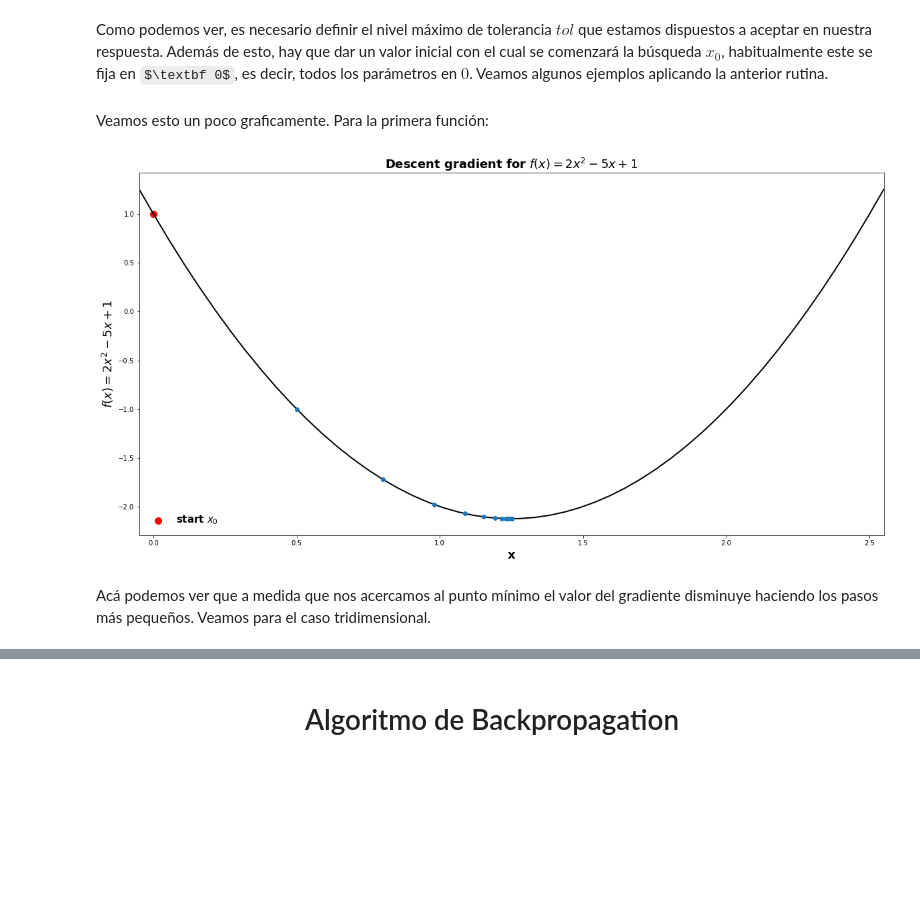
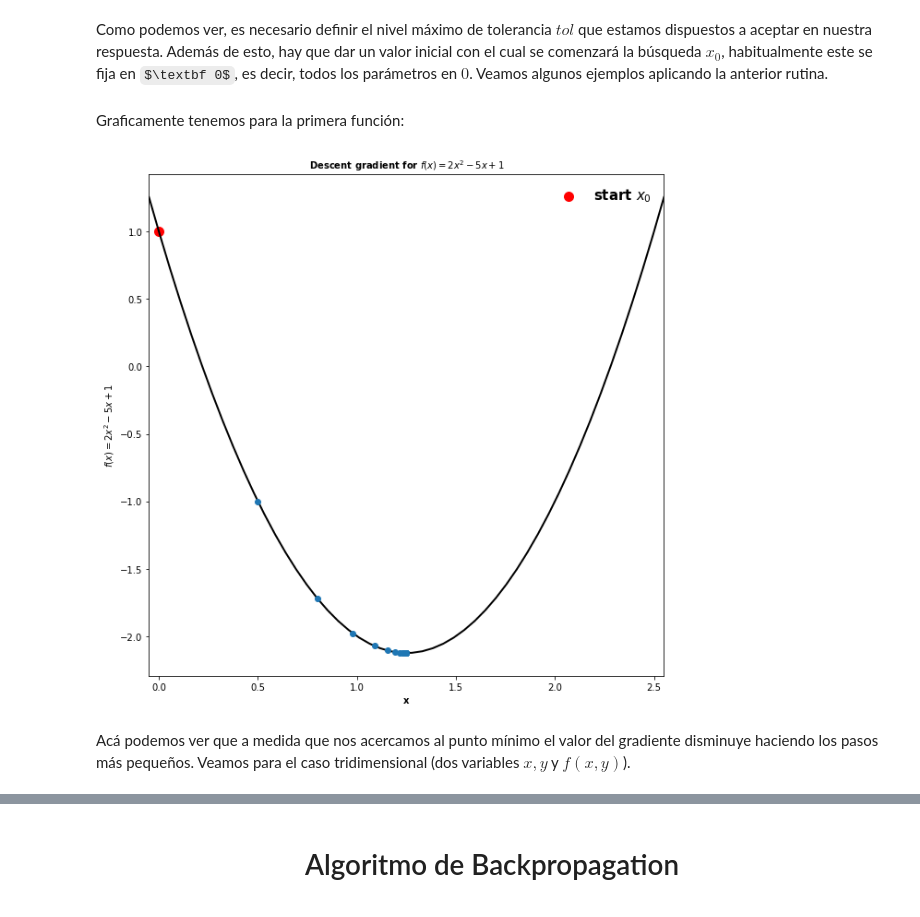
Before and after one commit to hplbrayan/Un-Curso-de-Deep-Learning, a Jupyter notebook: 02_intro_Keras_actf_backp/N2_actf_lf_op_bp.ipynb, the cells around one changed output, grey strips where cells are left out. Saved outputs shown, nothing was run; the diff lists cells and outputs as text; code cells hidden in the pictures; some formulas as TeX source; blank space fills up the shorter version.

```diff
--- a/02_intro_Keras_actf_backp/N2_actf_lf_op_bp.ipynb
+++ b/02_intro_Keras_actf_backp/N2_actf_lf_op_bp.ipynb
@@ -2297,15 +2304,15 @@ donde $\eta$ es conocido como la [**tasa de aprendizaje**](https://en.wikipedia.
 
 A continuación definimos una rutina simple que calcula el gradiente desendente a partir del gradiente de la función.
 # %%
-# Rutina para un gradiente descendente
-def GD(df, x0=[0], eta=0.1, tol=1e-10, max_iter=1000, history=True):
+# Gradiente descendente
+def GD(df, x0=[0], eta=0.1, tol=1e-10, max_iter=1000, history=True, **kwards):
     xs = [x0]
     x0 = np.array(x0)
 
     current_iter = 1
     while current_iter<max_iter:
         # Gradiente descendente
-        x1 = x0 - eta*df(*x0)
+        x1 = x0 - eta*df(*x0, **kwards)
         xs.append(x1)
 
         # Corrobora tolerancia
@@ -2315,7 +2322,7 @@ def GD(df, x0=[0], eta=0.1, tol=1e-10, max_iter=1000, history=True):
         x0 = x1
         current_iter+=1
 
-    sol = {"x":xs[-1],
+    sol = {"sol":xs[-1],
            "iteraciones":current_iter,
            "tol_param":abs(x0-x1),
            "eta":eta,
@@ -2343,26 +2346,26 @@ sol_gd_proof2 = GD(df=df2, x0=[0,11], eta=0.2)
 # %% [markdown]
-Veamos esto un poco graficamente. Para la primera función:
+Graficamente tenemos para la primera función:
 # %%
-fig, ax = plt.subplots(figsize=(20,10))
+fig, ax = plt.subplots(figsize=(10,10))
 
 # function
 f = lambda x: 2*x**2-5*x+1
-xs = np.linspace(sol_gd_proof1['x'][0]-1.3, sol_gd_proof1['x'][0]+1.3)
+xs = np.linspace(sol_gd_proof1['sol'][0]-1.3, sol_gd_proof1['sol'][0]+1.3)
 ax.plot(xs, f(xs) , c="black", lw=2)
 
 # gradient descent
 ax.scatter(sol_gd_proof1['history'][0], f(sol_gd_proof1['history'][0]), c="red", s=100, label="start $x_{0}$")
 ax.plot(sol_gd_proof1['history'][1:], f(sol_gd_proof1['history'][1:]), "o")
 
 ax.set_title("Descent gradient for $f(x)=2x^2-5x+1$", **font)
 ax.set_xlabel("x", **font)
 ax.set_ylabel("$f(x)=2x^2-5x+1$", **font)
 
 ax.set_xlim(min(xs), max(xs))
 plt.legend(frameon=False, prop=font_leg)
 plt.show()
 # %% [output]
-[figure, old version]
+[figure, new version]
 # %% [markdown]
-Acá podemos ver que a medida que nos acercamos al punto mínimo el valor del gradiente disminuye haciendo los pasos más pequeños. Veamos para el caso tridimensional.
+Acá podemos ver que a medida que nos acercamos al punto mínimo el valor del gradiente disminuye haciendo los pasos más pequeños. Veamos para el caso tridimensional (dos variables $x,y$ y $f(x,y)$).
 # %%
```
Also changed, not shown: parts of 20 cells of this notebook.
